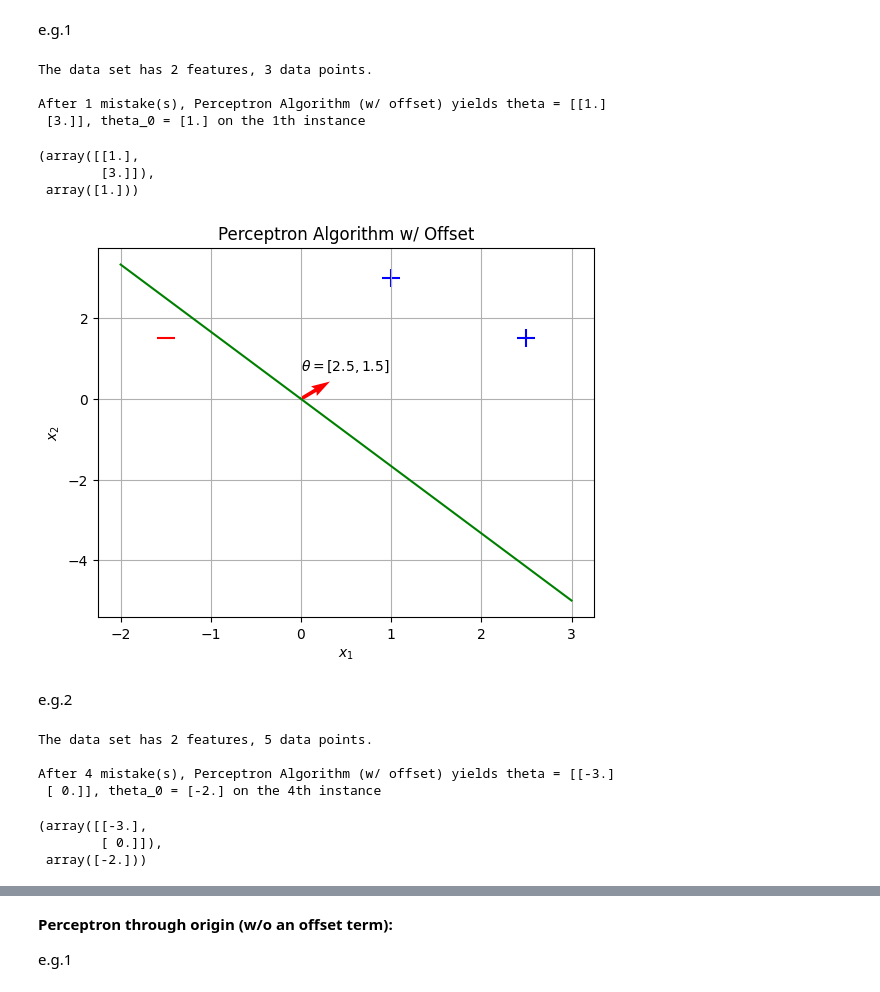
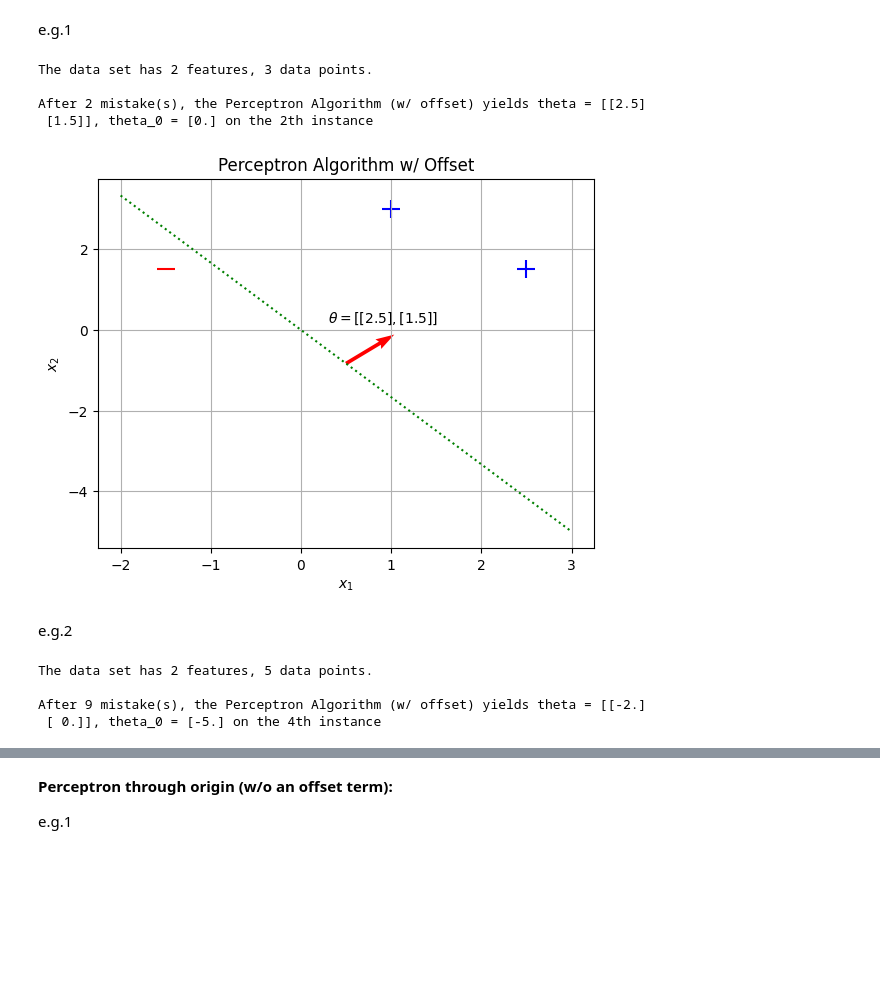
Before and after one commit to pquynhvu/ML, a Jupyter notebook: demo/perceptrons.ipynb, the cells around one changed output, grey strips where cells are left out. Cells and saved outputs as stored; diff of their text form; code cells hidden in the pictures; blank space fills up the shorter version.

```diff
--- a/demo/perceptrons.ipynb
+++ b/demo/perceptrons.ipynb
@@ -14,33 +14,31 @@ e.g.1
 # %%
 X = np.array([[1,3],[2.5, 1.5], [-1.5, 1.5]])
 y = [1, 1, - 1]
+
 df = pd.DataFrame(X, columns=['x1', 'x2'])
 df = df.assign(y = y)
 
-perceptron_with_offset(X, y, 100)
+theta, theta_0 = perceptron_with_offset(X, y, 100)
 # %% [output]
 The data set has 2 features, 3 data points.
 
-After 1 mistake(s), Perceptron Algorithm (w/ offset) yields theta = [[1.]
- [3.]], theta_0 = [1.] on the 1th instance
+After 2 mistake(s), the Perceptron Algorithm (w/ offset) yields theta = [[2.5]
+ [1.5]], theta_0 = [0.] on the 2th instance
-(array([[1.],
-        [3.]]),
- array([1.]))
 # %%
 plt.scatter(df[df['y']==1]['x1'], df[df['y']==1]['x2'], marker='+', s=150, c='b')
 plt.scatter(df[df['y']==-1]['x1'], df[df['y']==-1]['x2'], marker='_', s=150, c='r')
-plt.plot(np.linspace(-2, 3, num=10), - 2.5*np.linspace(-2, 3, num=10)/1.5, color='g')
 plt.title('Perceptron Algorithm w/ Offset')
 plt.xlabel('$x_{1}$')
 plt.ylabel('$x_{2}$')
 
-plt.quiver(0, 0, 2.5, 1.5, color='r', units='xy', scale=5)
-plt.text(0, 0.7, '$\\theta = [2.5, 1.5]$')
+plt.plot(np.linspace(-2, 3, num=10), (-theta_0-theta[0]*np.linspace(-2, 3, num=10))/theta[1], 'g:')
+plt.quiver(0.5, (- theta_0 - theta[0]*0.5)/theta[1], theta[0], theta[1], color='r', units='xy', scale=3)
+plt.text(0.3, 0.2, '$\\theta=[{}, {}]$'.format(theta[0], theta[1]))
 
 plt.grid()
 plt.show()
 # %% [output]
-[figure, old version]
+[figure, new version]
 # %% [markdown]
 e.g.2
 # %%
@@ -50,15 +48,12 @@ y = [1,-1,-1,-1,-1]
 df = pd.DataFrame(X, columns=['x1', 'x2'])
 df = df.assign(y=y)
 
-perceptron_with_offset(X, y, 100)
+theta, theta_0 = perceptron_with_offset(X, y, 100)
 # %% [output]
 The data set has 2 features, 5 data points.
 
-After 4 mistake(s), Perceptron Algorithm (w/ offset) yields theta = [[-3.]
- [ 0.]], theta_0 = [-2.] on the 4th instance
+After 9 mistake(s), the Perceptron Algorithm (w/ offset) yields theta = [[-2.]
+ [ 0.]], theta_0 = [-5.] on the 4th instance
-(array([[-3.],
-        [ 0.]]),
- array([-2.]))
 # %%
 plt.scatter(df[df['y']==1]['x1'], df[df['y']==1]['x2'], marker='+', s=150, c='b')
 plt.scatter(df[df['y']==-1]['x1'], df[df['y']==-1]['x2'], marker='_', s=150, c='r')
```
Also changed, not shown: parts of 9 cells of this notebook, 2 other files.
